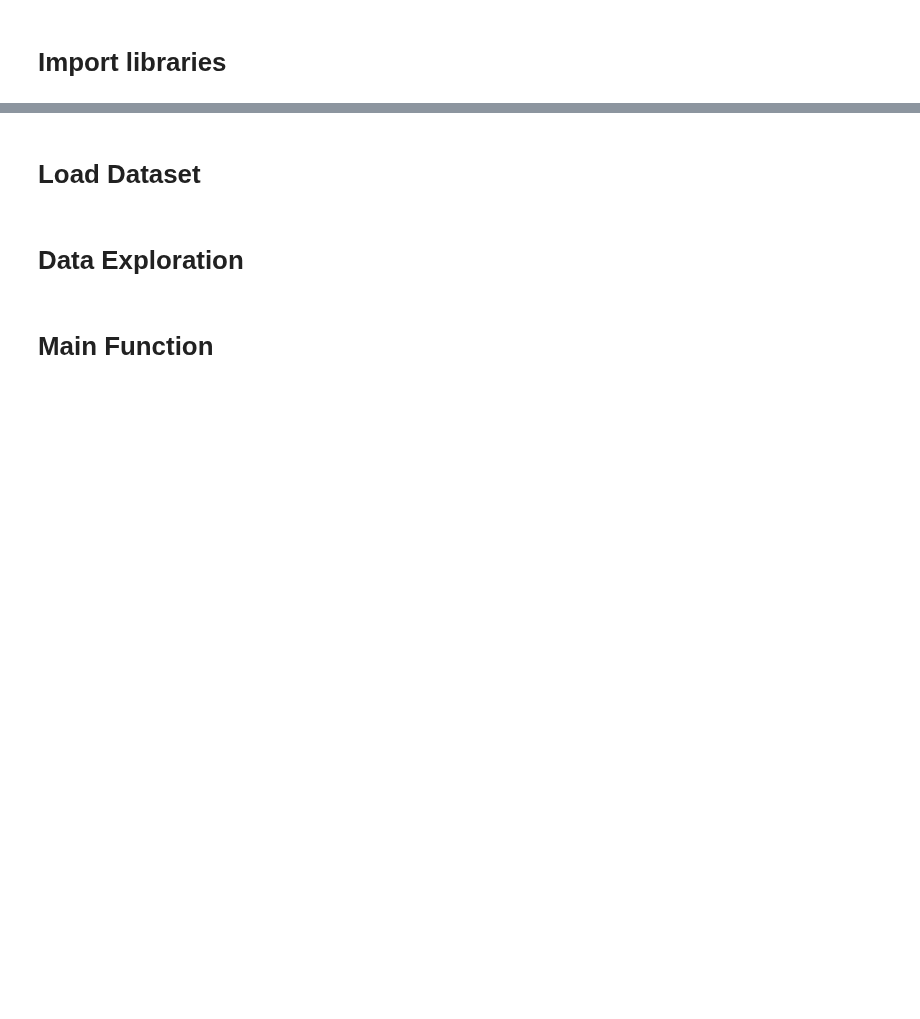
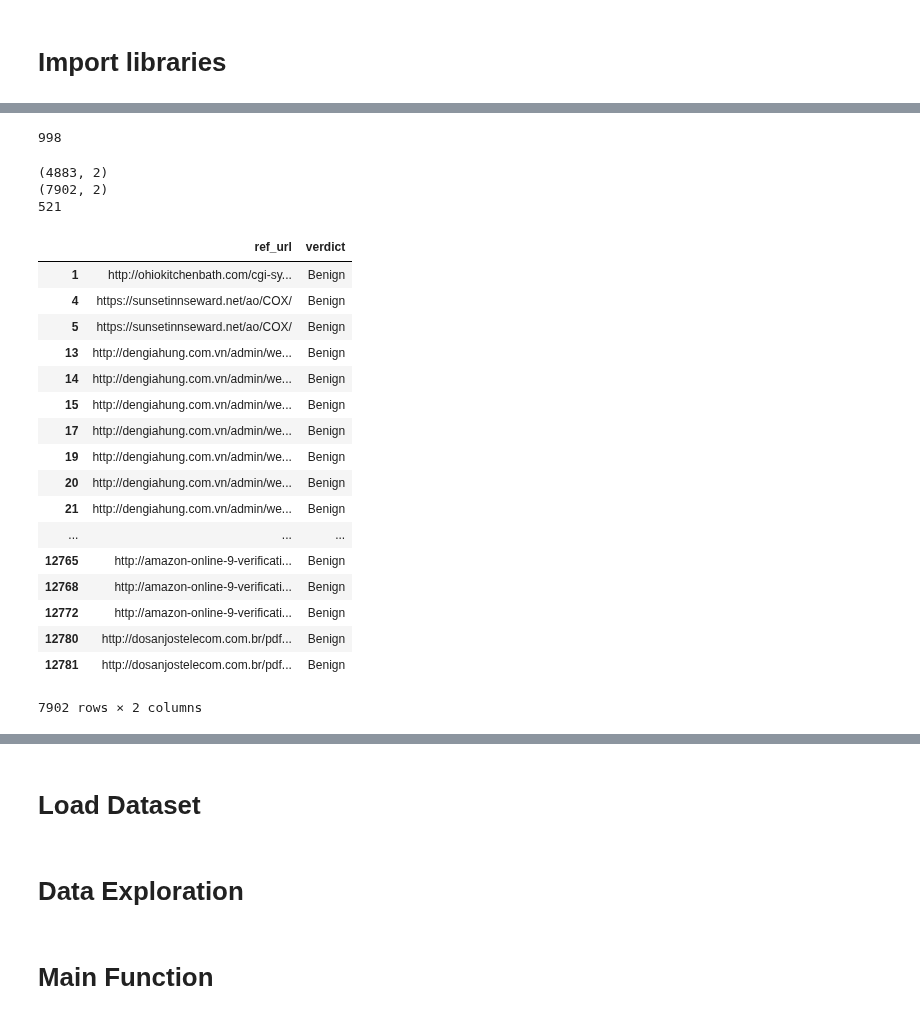
Before and after one commit to shahid-malik/Url-data-collector-for-phishing-detection, a Jupyter notebook: classifier/behavioral_classifier.ipynb, the cells around one changed output, grey strips where cells are left out. Saved outputs shown, nothing was run; the diff lists cells and outputs as text; code cells hidden in the pictures; blank space fills up the shorter version.

```diff
--- a/classifier/behavioral_classifier.ipynb
+++ b/classifier/behavioral_classifier.ipynb
@@ -9,0 +69,35 @@ import base64
+# %%
+print(len(set(df1.ref_url.unique())))
+# %% [output]
+998
+# %%
+print(df1.shape)
+df1 = data[['ref_url','verdict']]
+df1 = df1[df1.verdict == 'Benign']
+print(df1.shape)
+print(len(set(df1.ref_url.unique())))
+# %% [output]
+(4883, 2)
+(7902, 2)
+521
+# %%
+df1
+# %% [output]
+|  | ref_url | verdict |
+| 1 | http://ohiokitchenbath.com/cgi-sy... | Benign |
+| 4 | https://sunsetinnseward.net/ao/COX/ | Benign |
+| 5 | https://sunsetinnseward.net/ao/COX/ | Benign |
+| 13 | http://dengiahung.com.vn/admin/we... | Benign |
+| 14 | http://dengiahung.com.vn/admin/we... | Benign |
+| 15 | http://dengiahung.com.vn/admin/we... | Benign |
+| 17 | http://dengiahung.com.vn/admin/we... | Benign |
+| 19 | http://dengiahung.com.vn/admin/we... | Benign |
+| 20 | http://dengiahung.com.vn/admin/we... | Benign |
+| 21 | http://dengiahung.com.vn/admin/we... | Benign |
+| ... | ... | ... |
+| 12765 | http://amazon-online-9-verificati... | Benign |
+| 12768 | http://amazon-online-9-verificati... | Benign |
+| 12772 | http://amazon-online-9-verificati... | Benign |
+| 12780 | http://dosanjostelecom.com.br/pdf... | Benign |
+| 12781 | http://dosanjostelecom.com.br/pdf... | Benign |
+7902 rows × 2 columns
```
Also changed, not shown: parts of 5 cells of this notebook, 7 other files.
